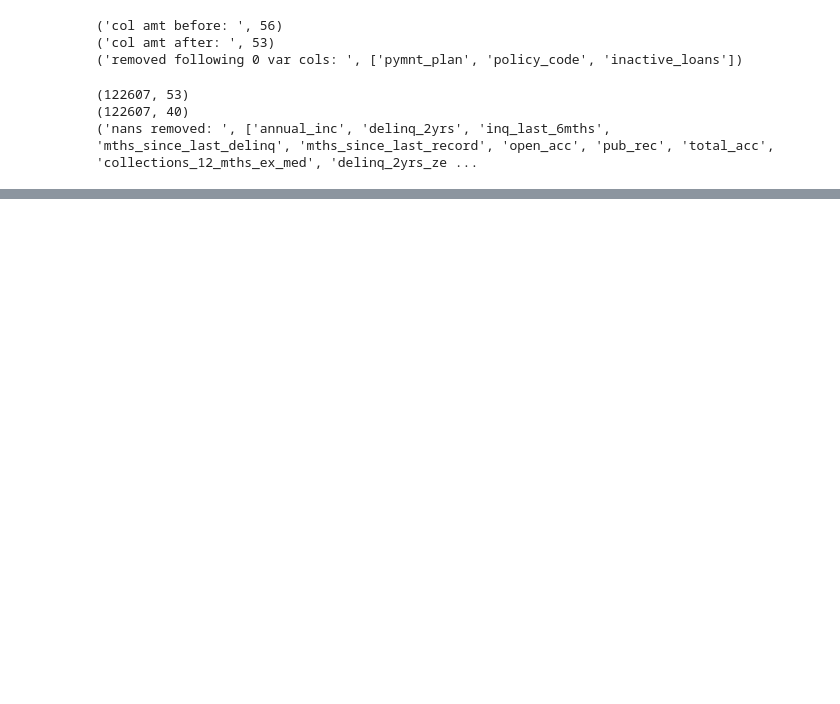
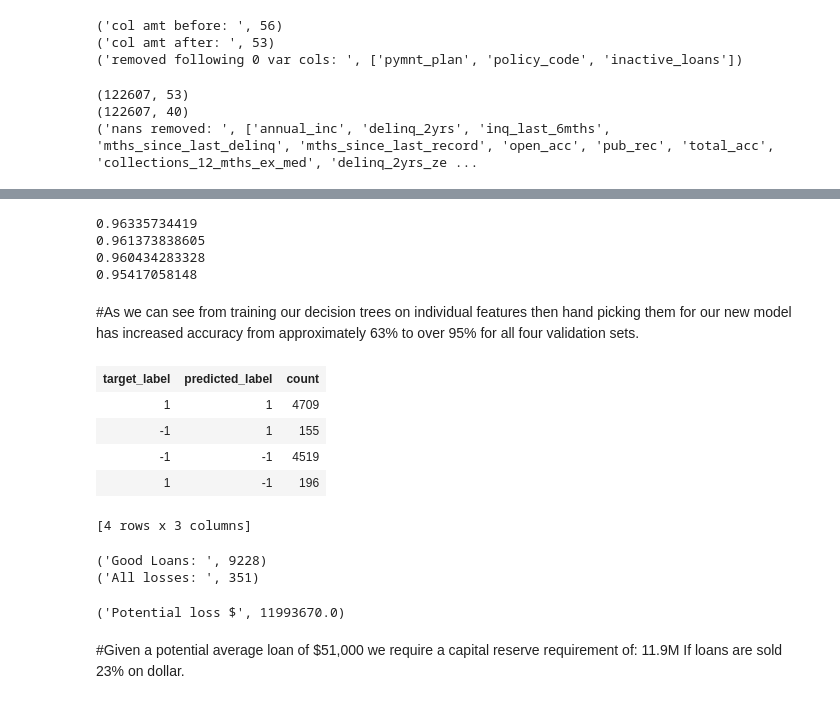
Before and after one commit to thekaizar/MLdemoBackup, a Jupyter notebook: ipynbs/creditRiskDemo.ipynb, the cells around one changed output, grey strips where cells are left out. Cells and saved outputs as stored; diff of their text form; code cells hidden in the pictures; blank space fills up the shorter version.

```diff
--- a/MLdemo.ipynb
+++ b/ipynbs/creditRiskDemo.ipynb
@@ -445,0 +420,25 @@ dtree1.evaluate(val4)['accuracy']
+# %%
+Newfeatures = ['grade',                     # grade of the loan
+            'sub_grade',                 # sub-grade of the loan
+            'short_emp',                 # one year or less of employment
+            'emp_length_num',            # number of years of employment
+            'home_ownership',            # home_ownership status: own, mortgage or rent
+            'dti',                       # debt to income ratio
+            'purpose',                   # the purpose of the loan
+            'term',                      # the term of the loan
+            'last_delinq_none',          # has borrower had a delinquincy
+            'last_major_derog_none',     # has borrower had 90 day or worse rating
+            'revol_util',                # percent of available credit being used
+            'total_rec_late_fee',        # total late fees received to day
+            "total_rec_prncp",
+            "last_pymnt_amnt",
+            "recoveries",
+            "total_pymnt",
+            "total_pymnt_inv",
+            "collection_recovery_fee"
+           ]
+# %%
+rforest5 = graphlab.random_forest_classifier.create(train1, target=target, features=Newfeatures, max_iterations=10, validation_set='auto', verbose=True, class_weights=None, random_seed=None, metric='auto')
+rforest6 = graphlab.random_forest_classifier.create(train2, target=target, features=Newfeatures, max_iterations=10, validation_set='auto', verbose=True, class_weights=None, random_seed=None, metric='auto')
+rforest7 = graphlab.random_forest_classifier.create(train3, target=target, features=Newfeatures, max_iterations=10, validation_set='auto', verbose=True, class_weights=None, random_seed=None, metric='auto')
+rforest8 = graphlab.random_forest_classifier.create(train4, target=target, features=Newfeatures, max_iterations=10, validation_set='auto', verbose=True, class_weights=None, random_seed=None, metric='auto')
@@ -445,0 +460,37 @@ dtree1.evaluate(val4)['accuracy']
+# %%
+print rforest5.evaluate(val1)['accuracy']
+print rforest6.evaluate(val2)['accuracy']
+print rforest7.evaluate(val3)['accuracy']
+print rforest8.evaluate(val4)['accuracy']
+# %% [output]
+0.96335734419
+0.961373838605
+0.960434283328
+0.95417058148
+# %% [markdown]
+#As we can see from training our decision trees on individual features then hand picking them for our new model has increased accuracy from approximately 63% to over 95% for all four validation sets.
+# %%
+predictions=rforest5.predict(val1)
+cmatrix1 = graphlab.evaluation.confusion_matrix(val1['safe_loans'],predictions)
+cmatrix1
+# %% [output]
+| target_label | predicted_label | count |
+| 1 | 1 | 4709 |
+| -1 | 1 | 155 |
+| -1 | -1 | 4519 |
+| 1 | -1 | 196 |
+[4 rows x 3 columns]
+# %%
+allLosses = cmatrix1[1]['count'] + cmatrix1[3]['count']
+allGoodLeans = cmatrix1[0]['count']+cmatrix1[2]['count']
+print('Good Loans: ',allGoodLeans)
+print('All losses: ',allLosses)
+# %% [output]
+('Good Loans: ', 9228)
+('All losses: ', 351)
+# %%
+print('Potential loss $',(allLosses*51000)*0.67)
+# %% [output]
+('Potential loss $', 11993670.0)
+# %% [markdown]
+#Given a potential average loan of $51,000 we require a capital reserve requirement of: 11.9M If loans are sold 23% on dollar.
```
Also changed, not shown: parts of 57 cells of this notebook, 4 other files.
